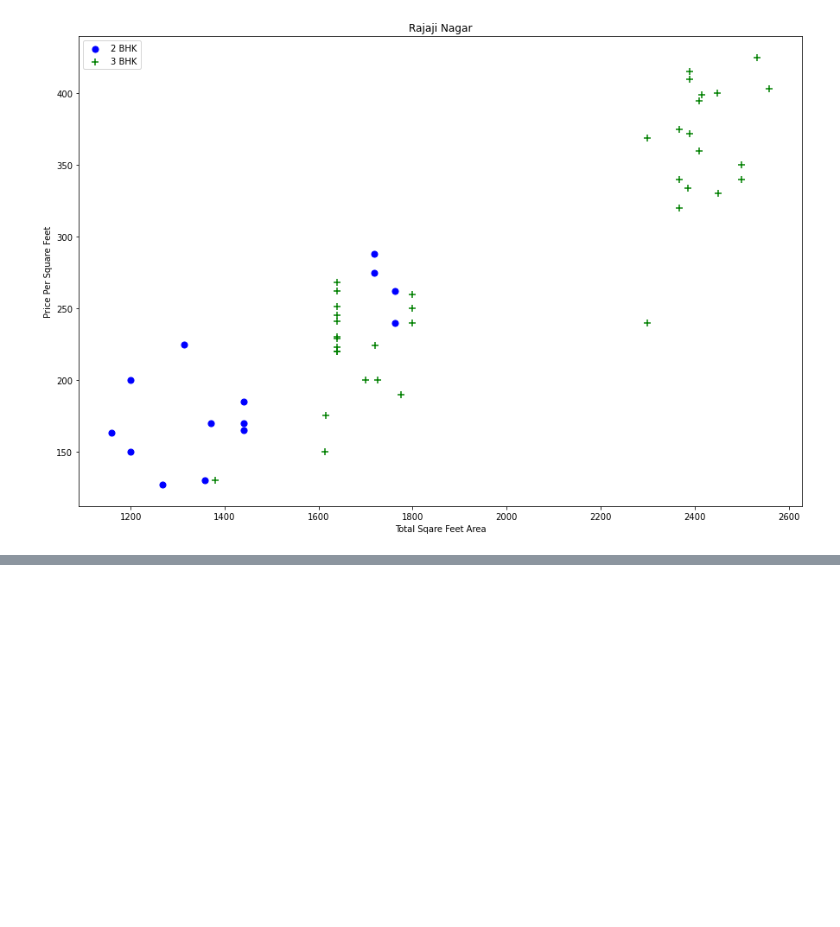
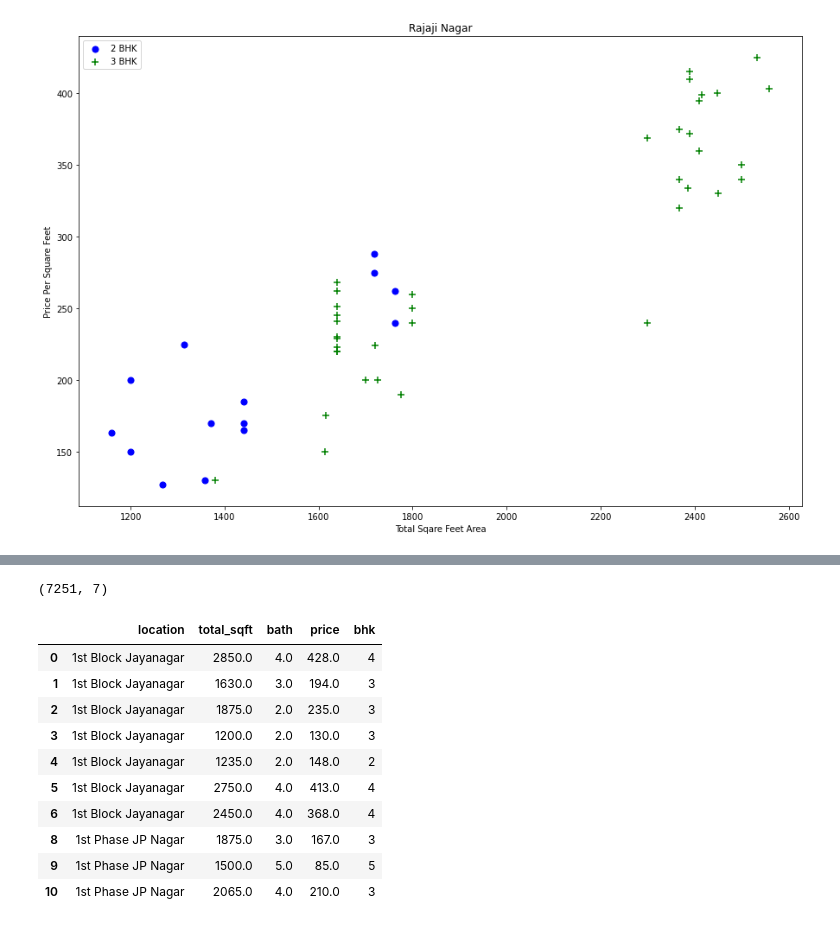
Before and after one commit to Garthigan/House-Price-Prediction, a Jupyter notebook: House_predictor.ipynb, the cells around one changed output, grey strips where cells are left out. Cells and saved outputs as stored; diff of their text form; code cells hidden in the pictures; blank space fills up the shorter version.

```diff
--- a/House_predictor.ipynb
+++ b/House_predictor.ipynb
@@ -241,0 +288,20 @@ plot_scatter_chart(df6,"Rajaji Nagar")
+# %%
+df8 = df7[df7.bath<df7.bhk+2]
+df8.shape
+# %% [output]
+(7251, 7)
+# %%
+df9 = df8.drop(['size','price_per_sqft'],axis='columns')
+df9.head(10)
+# %% [output]
+|  | location | total_sqft | bath | price | bhk |
+| 0 | 1st Block Jayanagar | 2850.0 | 4.0 | 428.0 | 4 |
+| 1 | 1st Block Jayanagar | 1630.0 | 3.0 | 194.0 | 3 |
+| 2 | 1st Block Jayanagar | 1875.0 | 2.0 | 235.0 | 3 |
+| 3 | 1st Block Jayanagar | 1200.0 | 2.0 | 130.0 | 3 |
+| 4 | 1st Block Jayanagar | 1235.0 | 2.0 | 148.0 | 2 |
+| 5 | 1st Block Jayanagar | 2750.0 | 4.0 | 413.0 | 4 |
+| 6 | 1st Block Jayanagar | 2450.0 | 4.0 | 368.0 | 4 |
+| 8 | 1st Phase JP Nagar | 1875.0 | 3.0 | 167.0 | 3 |
+| 9 | 1st Phase JP Nagar | 1500.0 | 5.0 | 85.0 | 5 |
+| 10 | 1st Phase JP Nagar | 2065.0 | 4.0 | 210.0 | 3 |
```
Also changed, not shown: parts of 6 cells of this notebook.
